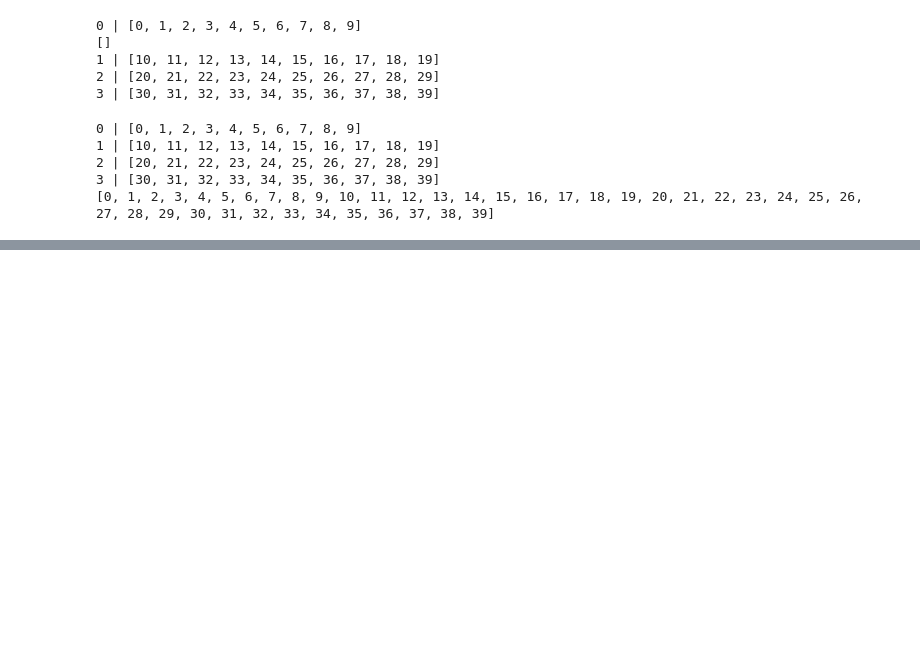
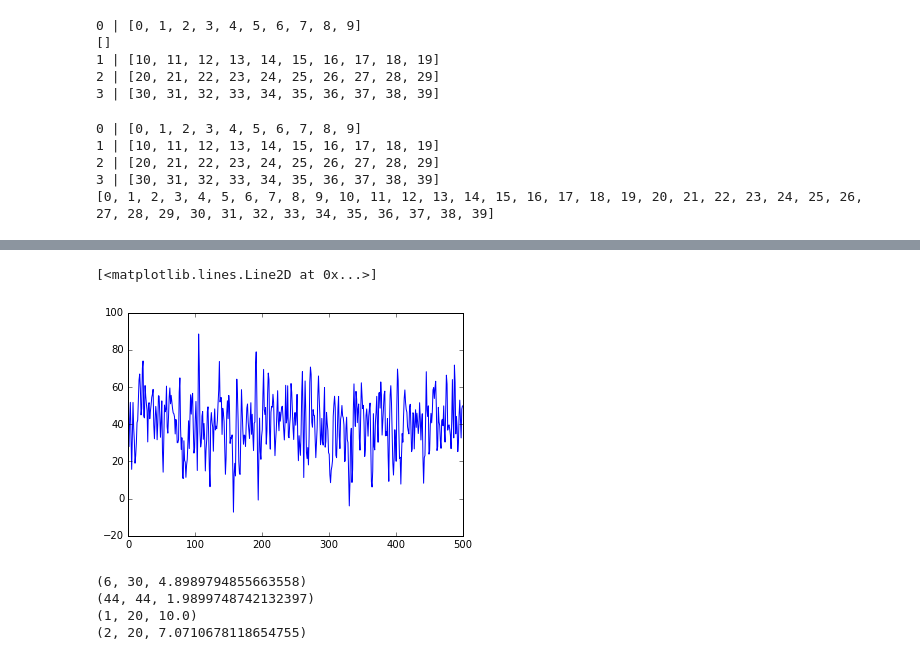
Before and after one commit to vfdev-5/Santas-Uncertain-Bags, a Jupyter notebook: notebooks/tests.ipynb, the cells around one changed output, grey strips where cells are left out. Drawn from its saved outputs; the diff is of its cells as text; code cells hidden in the pictures; blank space fills up the shorter version.

```diff
--- a/notebooks/tests.ipynb
+++ b/notebooks/tests.ipynb
@@ -74,0 +117,33 @@ print result
+# %%
+m1 = np.random.normal(mu, sigma, 1000)
+n = 2
+y = [np.sum(m1[i:i+n]) for i in range(500)]
+plt.plot(y)
+# %% [output]
+[<matplotlib.lines.Line2D at 0x...>]
+[figure, added]
+# %%
+def compute_normal_identical(mu, sigma, a=50):
+    """
+    Solve n*mu + 3*sigma*sqrt(n) < a
+    return: n, Mu, Sigma
+    """
+    for n in range(100):
+        y = mu*n + 3.0*sigma*np.sqrt(n)
+        if y > a:
+            break
+    n -= 1
+    m = n*mu
+    s = sigma*np.sqrt(n)
+    return n, m, s
+
+
+print compute_normal_identical(5, 2, 50)
+print compute_normal_identical(1, 0.3, 50)
+print compute_normal_identical(20, 10, 50)
+print compute_normal_identical(10, 5, 50)
+# %% [output]
+(6, 30, 4.8989794855663558)
+(44, 44, 1.9899748742132397)
+(1, 20, 10.0)
+(2, 20, 7.0710678118654755)
```
Also changed, not shown: parts of 9 cells of this notebook, 6 other files.
